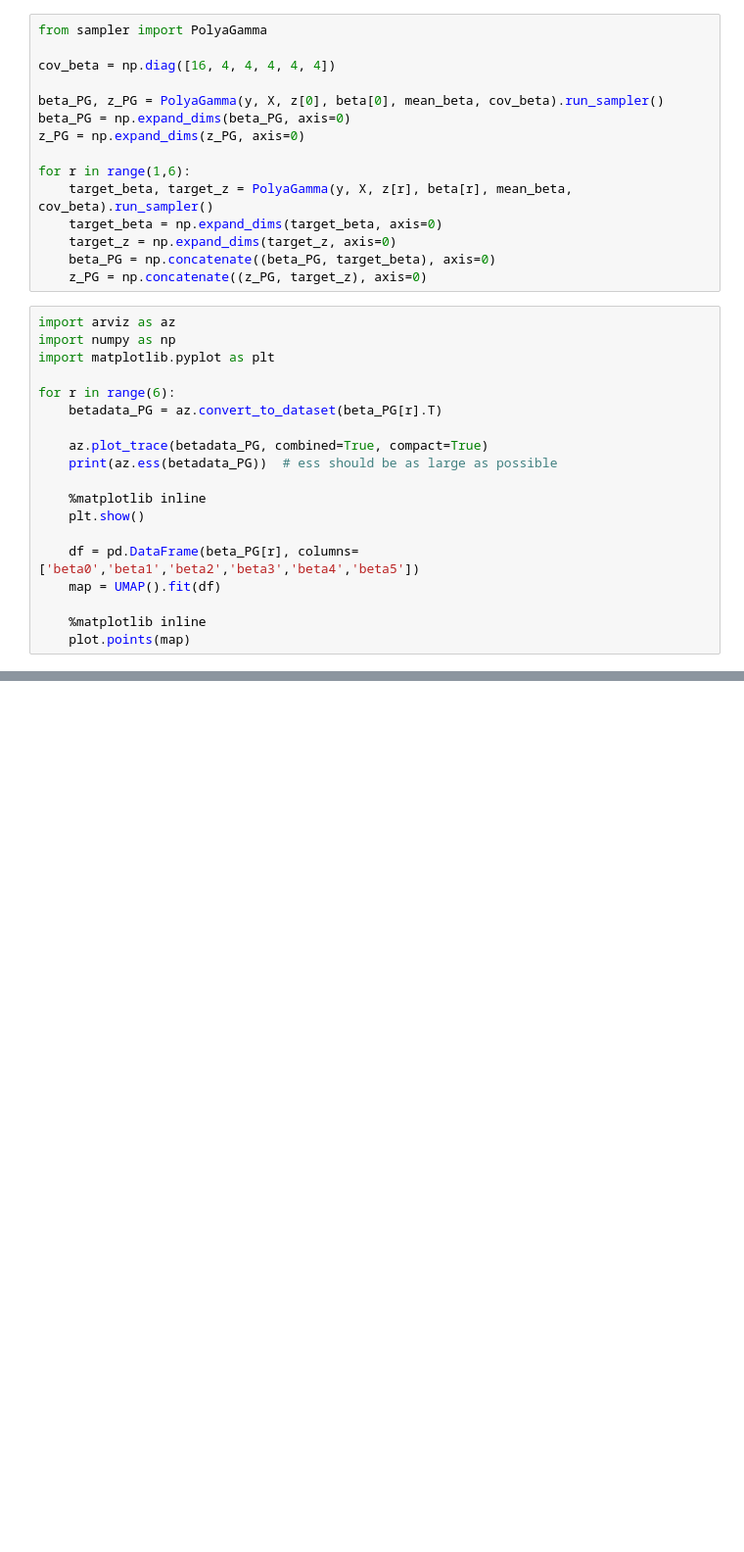
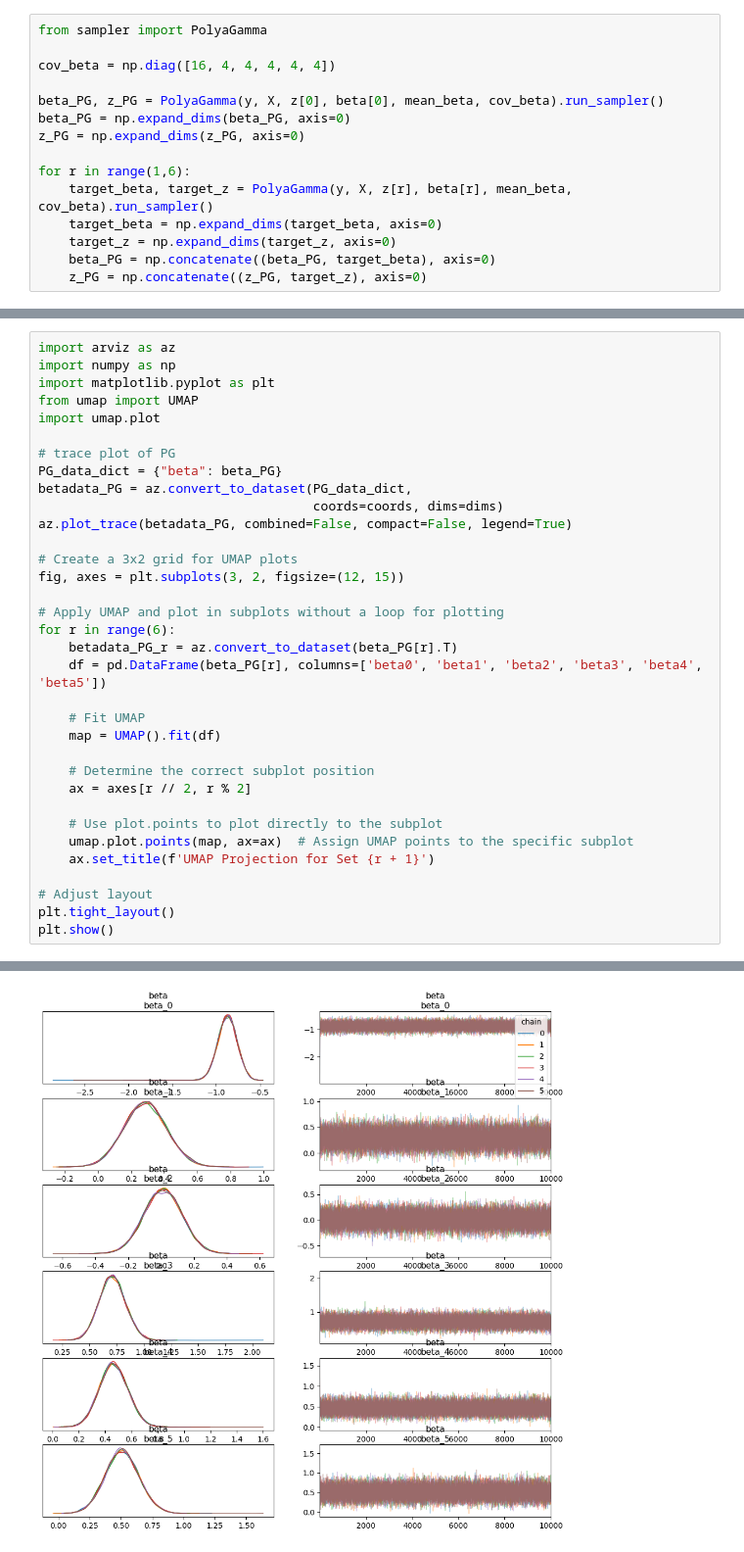
Before and after one commit to cccheryl0111/UROP, a Jupyter notebook: sampler/check.ipynb, the cells around one changed output, grey strips where cells are left out. Shown at 98% size. Saved outputs shown, nothing was run; the diff lists cells and outputs as text; blank space fills up the shorter version.

```diff
--- a/sampler/check.ipynb
+++ b/sampler/check.ipynb
@@ -105,22 +108,3 @@ for r in range(1,6):
     target_z = np.expand_dims(target_z, axis=0)
     beta_PG = np.concatenate((beta_PG, target_beta), axis=0)
     z_PG = np.concatenate((z_PG, target_z), axis=0)
-# %%
-import arviz as az
-import numpy as np
-import matplotlib.pyplot as plt
-
-for r in range(6):
-    betadata_PG = az.convert_to_dataset(beta_PG[r].T)
-
-    az.plot_trace(betadata_PG, combined=True, compact=True)
-    print(az.ess(betadata_PG))  # ess should be as large as possible
-
-    %matplotlib inline
-    plt.show()
-
-    df = pd.DataFrame(beta_PG[r], columns=['beta0','beta1','beta2','beta3','beta4','beta5'])
-    map = UMAP().fit(df)
-
-    %matplotlib inline
-    plot.points(map)
@@ -169,0 +111,35 @@ plt.show()
+# %%
+import arviz as az
+import numpy as np
+import matplotlib.pyplot as plt
+from umap import UMAP
+import umap.plot
+
+# trace plot of PG
+PG_data_dict = {"beta": beta_PG}
+betadata_PG = az.convert_to_dataset(PG_data_dict,
+                                    coords=coords, dims=dims)
+az.plot_trace(betadata_PG, combined=False, compact=False, legend=True)
+
+# Create a 3x2 grid for UMAP plots
+fig, axes = plt.subplots(3, 2, figsize=(12, 15))
+
+# Apply UMAP and plot in subplots without a loop for plotting
+for r in range(6):
+    betadata_PG_r = az.convert_to_dataset(beta_PG[r].T)
+    df = pd.DataFrame(beta_PG[r], columns=['beta0', 'beta1', 'beta2', 'beta3', 'beta4', 'beta5'])
+
+    # Fit UMAP
+    map = UMAP().fit(df)
+
+    # Determine the correct subplot position
+    ax = axes[r // 2, r % 2]
+
+    # Use plot.points to plot directly to the subplot
+    umap.plot.points(map, ax=ax)  # Assign UMAP points to the specific subplot
+    ax.set_title(f'UMAP Projection for Set {r + 1}')
+
+# Adjust layout
+plt.tight_layout()
+plt.show()
+# %% [output]
@@ -169,0 +152 @@ plt.show()
+[figure, added]
```
Also changed, not shown: parts of 16 cells of this notebook.
